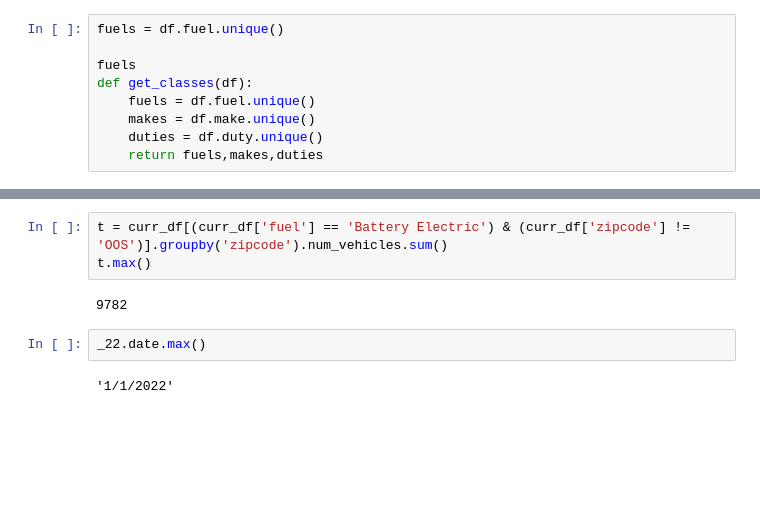
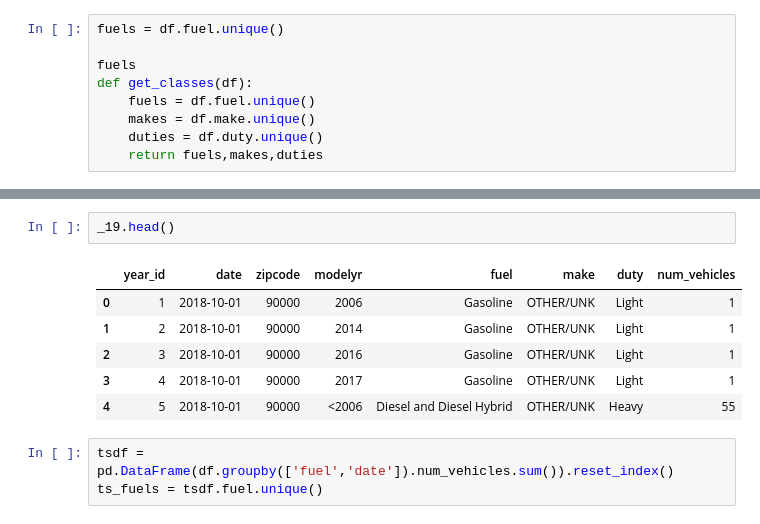
Before and after one commit to dskong07/DSC180-ev-infra, a Jupyter notebook: vehicle_fuel_types_eda.ipynb, the cells around one changed output, grey strips where cells are left out. Drawn from its saved outputs; the diff is of its cells as text; blank space fills up the shorter version.

```diff
--- a/vehicle_fuel_types_eda.ipynb
+++ b/vehicle_fuel_types_eda.ipynb
@@ -218,9 +199,12 @@ for f in fuels:
-# %%
-t = curr_df[(curr_df['fuel'] == 'Battery Electric') & (curr_df['zipcode'] != 'OOS')].groupby('zipcode').num_vehicles.sum()
-t.max()
-# %% [output]
-9782
-# %%
-_22.date.max()
-# %% [output]
-'1/1/2022'
+# %%
+_19.head()
+# %% [output]
+|  | year_id | date | zipcode | modelyr | fuel | make | duty | num_vehicles |
+| 0 | 1 | 2018-10-01 | 90000 | 2006 | Gasoline | OTHER/UNK | Light | 1 |
+| 1 | 2 | 2018-10-01 | 90000 | 2014 | Gasoline | OTHER/UNK | Light | 1 |
+| 2 | 3 | 2018-10-01 | 90000 | 2016 | Gasoline | OTHER/UNK | Light | 1 |
+| 3 | 4 | 2018-10-01 | 90000 | 2017 | Gasoline | OTHER/UNK | Light | 1 |
+| 4 | 5 | 2018-10-01 | 90000 | <2006 | Diesel and Diesel Hybrid | OTHER/UNK | Heavy | 55 |
+# %%
+tsdf = pd.DataFrame(df.groupby(['fuel','date']).num_vehicles.sum()).reset_index()
+ts_fuels = tsdf.fuel.unique()
```
Also changed, not shown: parts of 8 cells of this notebook.
